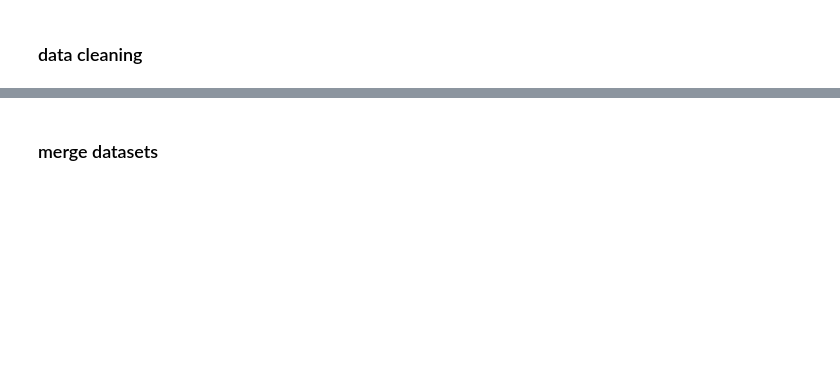
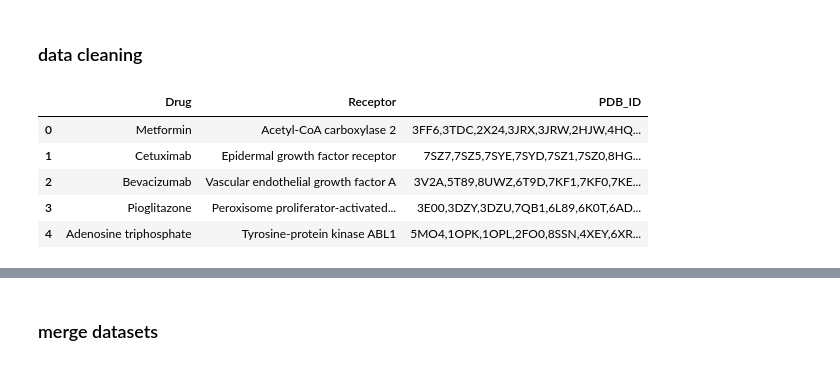
Before and after one commit to loser564/drug-repurposing-codebase, a Jupyter notebook: PART3_BioMistral/P3-1_biomistral_training.ipynb, the cells around one changed output, grey strips where cells are left out. Saved outputs shown, nothing was run; the diff lists cells and outputs as text; code cells hidden in the pictures; blank space fills up the shorter version.

```diff
--- a/PART3_BioMistral/P3-1_biomistral_training.ipynb
+++ b/PART3_BioMistral/P3-1_biomistral_training.ipynb
@@ -66,10 +79,15 @@ summaries_path = file_paths["input_file_paths"]["summaries_path"]
 # %%
 drug_data_clean = drug_data_df.copy()
 drug_data_clean.columns
-# print(list(drug_data_clean.columns))
-columns_to_drop = ['PMID Count', 'PMIDs']
-drug_data_clean.drop(columns=columns_to_drop, inplace=True)
+
 drug_data_clean.head()
+# %% [output]
+|  | Drug | Receptor | PDB_ID |
+| 0 | Metformin | Acetyl-CoA carboxylase 2 | 3FF6,3TDC,2X24,3JRX,3JRW,2HJW,4HQ... |
+| 1 | Cetuximab | Epidermal growth factor receptor | 7SZ7,7SZ5,7SYE,7SYD,7SZ1,7SZ0,8HG... |
+| 2 | Bevacizumab | Vascular endothelial growth factor A | 3V2A,5T89,8UWZ,6T9D,7KF1,7KF0,7KE... |
+| 3 | Pioglitazone | Peroxisome proliferator-activated... | 3E00,3DZY,3DZU,7QB1,6L89,6K0T,6AD... |
+| 4 | Adenosine triphosphate | Tyrosine-protein kinase ABL1 | 5MO4,1OPK,1OPL,2FO0,8SSN,4XEY,6XR... |
 # %%
 
 def _norm(s: str) -> str:
```
Also changed, not shown: parts of 9 cells of this notebook, 4 other files.
